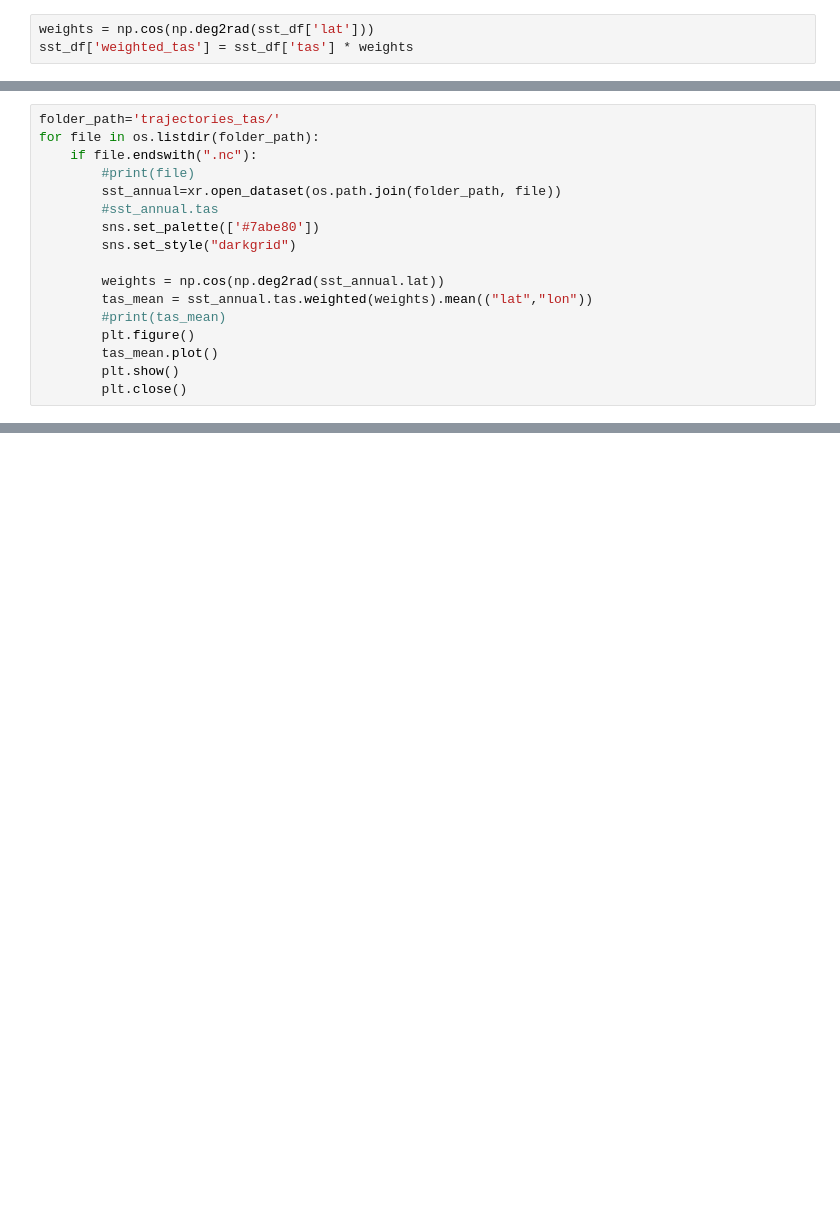
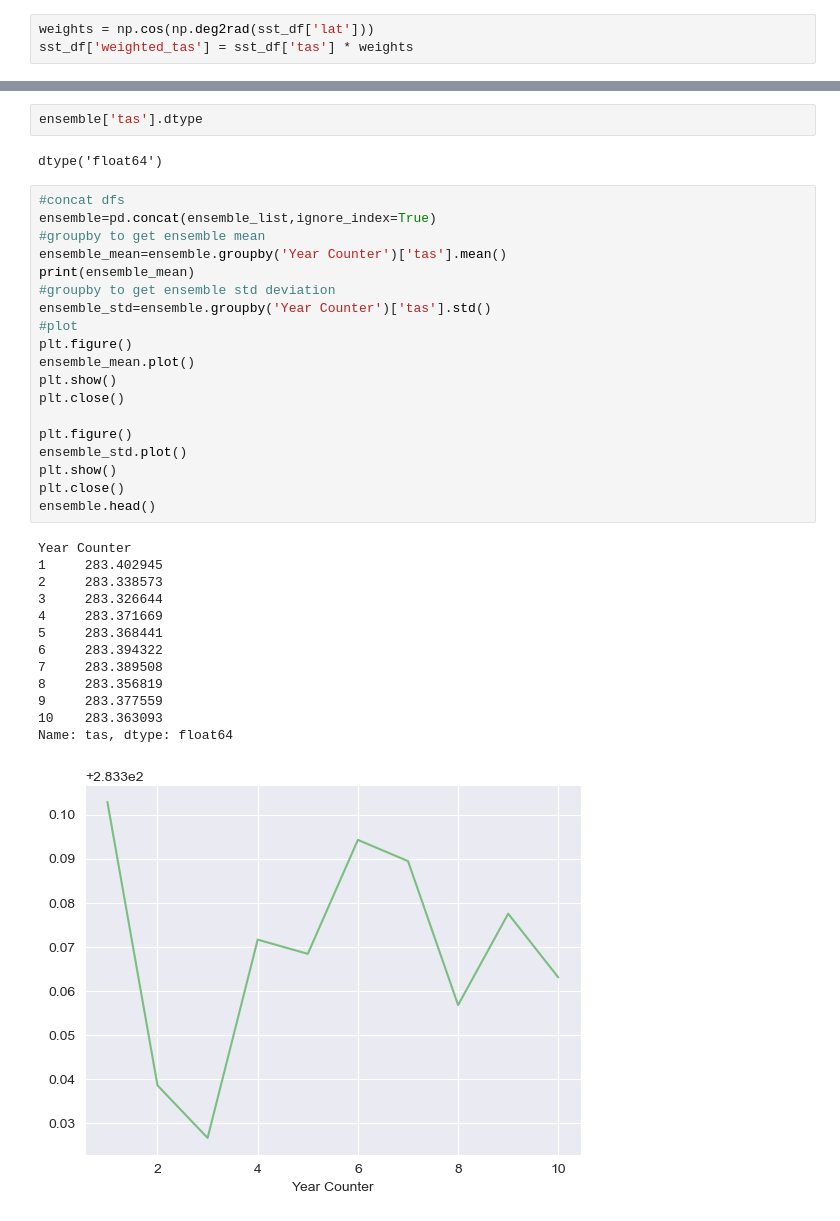
Before and after one commit to amethystaurora-robo/control_run_analysis, a Jupyter notebook: code/traj_analysis.ipynb, the cells around one changed output, grey strips where cells are left out. Cells and saved outputs as stored; diff of their text form; blank space fills up the shorter version.

```diff
--- a/code/traj_analysis.ipynb
+++ b/code/traj_analysis.ipynb
@@ -123,17 +137,0 @@ Attributes:
-# %%
-folder_path='trajectories_tas/'
-for file in os.listdir(folder_path):
-    if file.endswith(".nc"):
-        #print(file)
-        sst_annual=xr.open_dataset(os.path.join(folder_path, file))
-        #sst_annual.tas
-        sns.set_palette(['#7abe80'])
-        sns.set_style("darkgrid")
-
-        weights = np.cos(np.deg2rad(sst_annual.lat))
-        tas_mean = sst_annual.tas.weighted(weights).mean(("lat","lon"))
-        #print(tas_mean)
-        plt.figure()
-        tas_mean.plot()
-        plt.show()
-        plt.close()
@@ -212,0 +138,37 @@ plt.show()
+# %%
+ensemble['tas'].dtype
+# %% [output]
+dtype('float64')
+# %%
+#concat dfs
+ensemble=pd.concat(ensemble_list,ignore_index=True)
+#groupby to get ensemble mean
+ensemble_mean=ensemble.groupby('Year Counter')['tas'].mean()
+print(ensemble_mean)
+#groupby to get ensemble std deviation
+ensemble_std=ensemble.groupby('Year Counter')['tas'].std()
+#plot
+plt.figure()
+ensemble_mean.plot()
+plt.show()
+plt.close()
+
+plt.figure()
+ensemble_std.plot()
+plt.show()
+plt.close()
+ensemble.head()
+# %% [output]
+Year Counter
+1     283.402945
+2     283.338573
+3     283.326644
+4     283.371669
+5     283.368441
+6     283.394322
+7     283.389508
+8     283.356819
+9     283.377559
+10    283.363093
+Name: tas, dtype: float64
+[figure, added]
```
Also changed, not shown: parts of 11 cells of this notebook.
